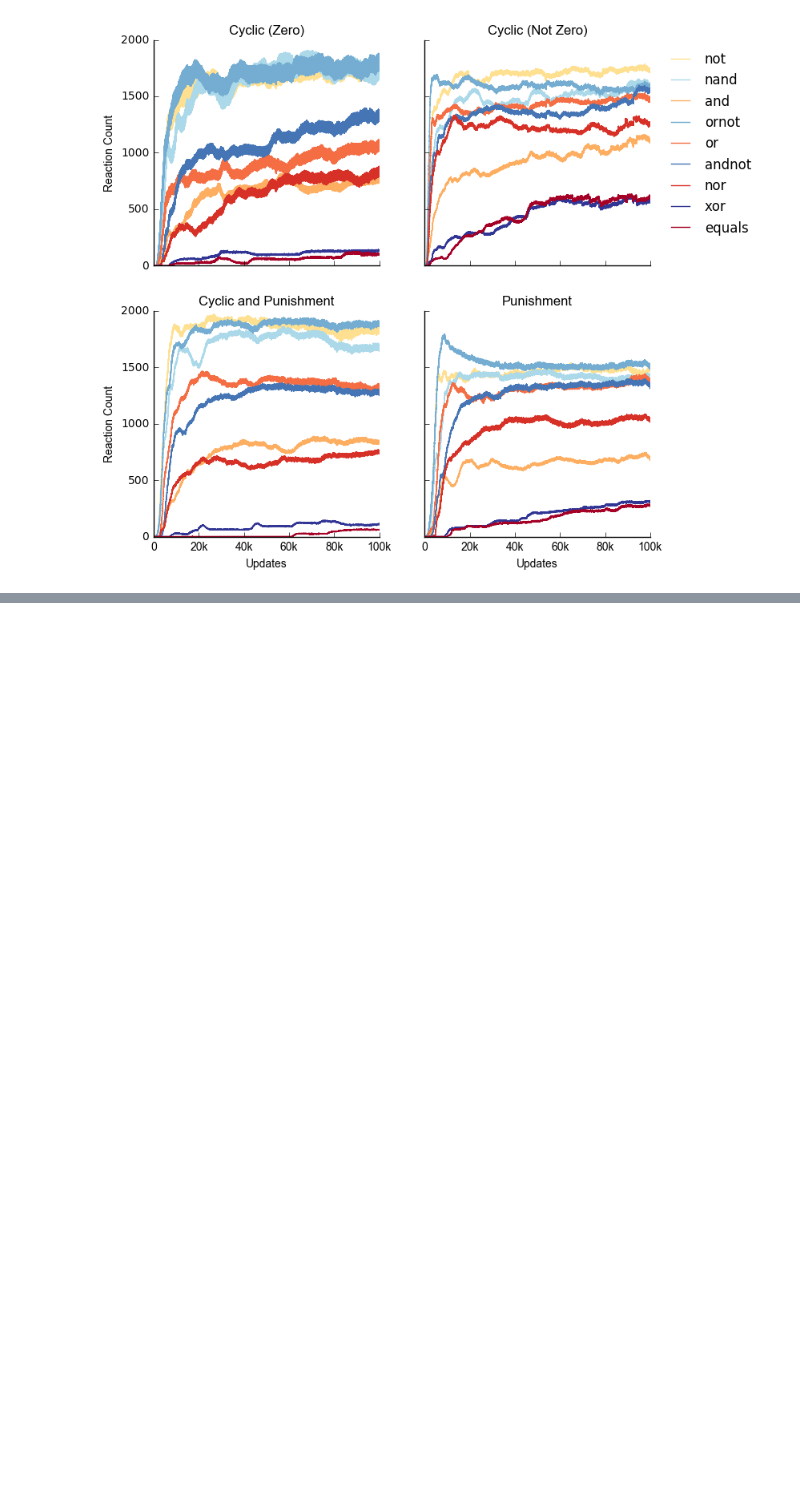
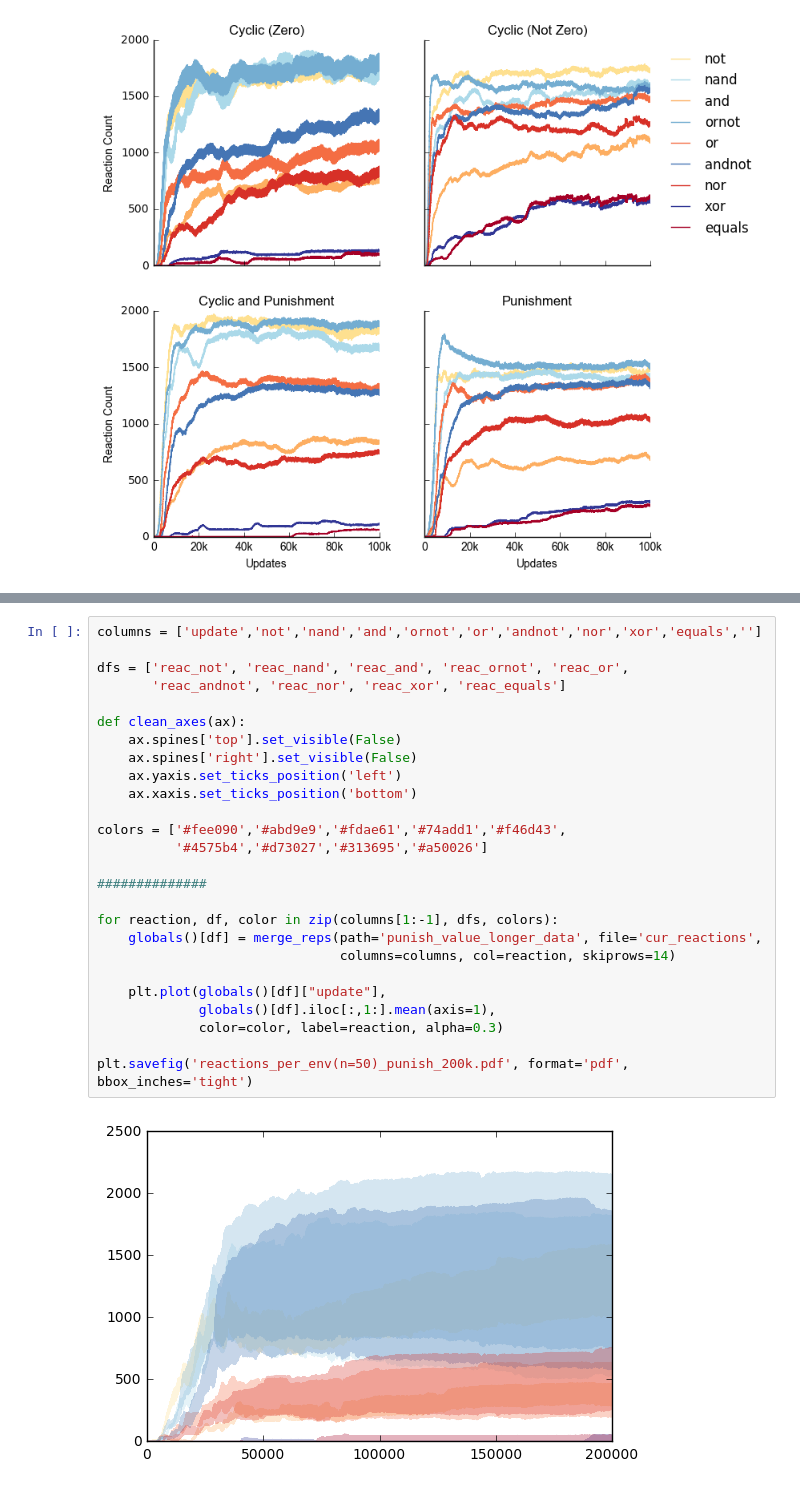
Before and after one commit to schmelling/clock_evo, a Jupyter notebook: data_analysis/data_analysis.ipynb, the cells around one changed output, grey strips where cells are left out. Drawn from its saved outputs; the diff is of its cells as text; blank space fills up the shorter version.

Commit message:
clean up repo

```diff
--- a/data_analysis/data_analysis.ipynb
+++ b/data_analysis/data_analysis.ipynb
@@ -341,0 +454,28 @@ ax1.set_ylim(0.5,1)
+# %%
+columns = ['update','not','nand','and','ornot','or','andnot','nor','xor','equals','']
+
+dfs = ['reac_not', 'reac_nand', 'reac_and', 'reac_ornot', 'reac_or',
+       'reac_andnot', 'reac_nor', 'reac_xor', 'reac_equals']
+
+def clean_axes(ax):
+    ax.spines['top'].set_visible(False)
+    ax.spines['right'].set_visible(False)
+    ax.yaxis.set_ticks_position('left')
+    ax.xaxis.set_ticks_position('bottom')
+
+colors = ['#fee090','#abd9e9','#fdae61','#74add1','#f46d43',
+          '#4575b4','#d73027','#313695','#a50026']
+
+##############
+
+for reaction, df, color in zip(columns[1:-1], dfs, colors):
+    globals()[df] = merge_reps(path='punish_value_longer_data', file='cur_reactions',
+                               columns=columns, col=reaction, skiprows=14)
+
+    plt.plot(globals()[df]["update"],
+             globals()[df].iloc[:,1:].mean(axis=1),
+             color=color, label=reaction, alpha=0.3)
+
+plt.savefig('reactions_per_env(n=50)_punish_200k.pdf', format='pdf', bbox_inches='tight')
+# %% [output]
+[figure, added]
```
Also changed, not shown: parts of 13 cells of this notebook, 27 other files.
